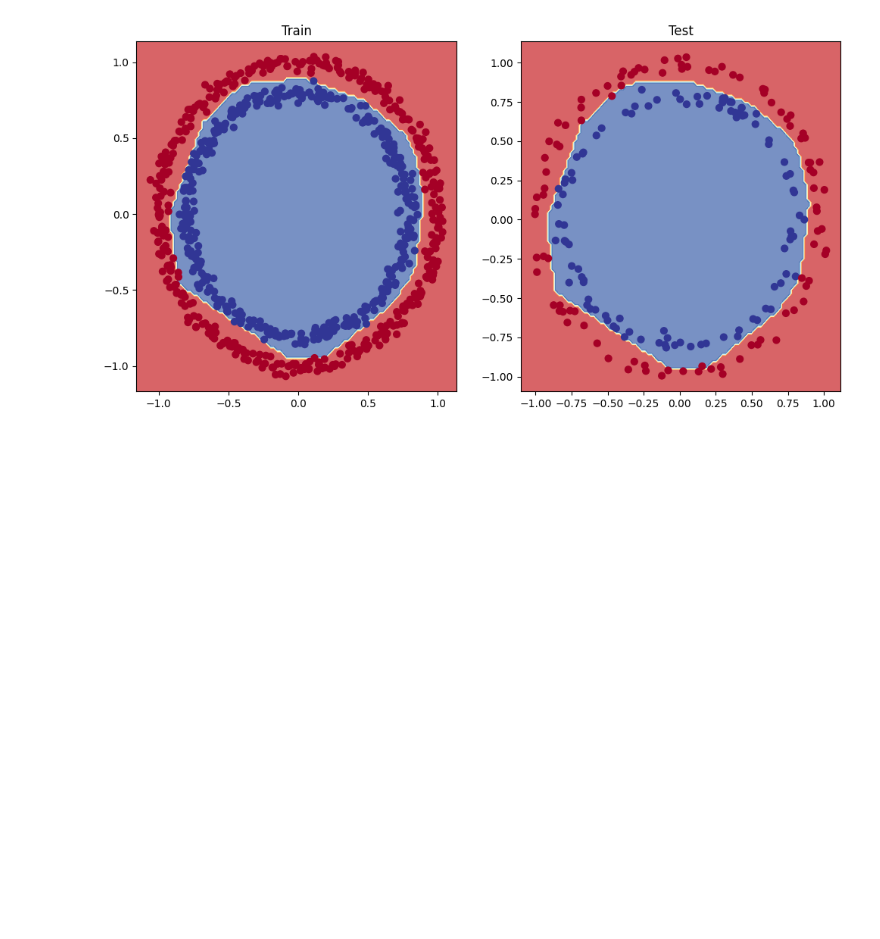
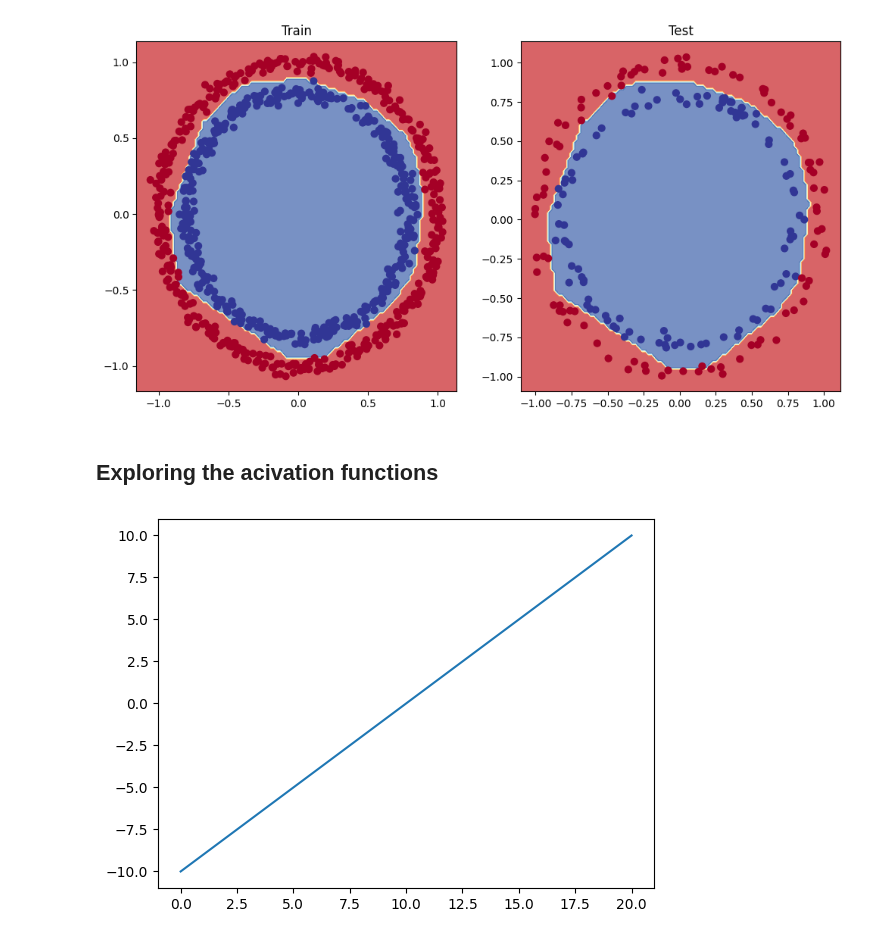
Before and after one commit to Muntasir2179/pytorch-learnig, a Jupyter notebook: 02_neural_network_classification.ipynb, the cells around one changed output. Cells and saved outputs as stored; diff of their text form; code cells hidden in the pictures; blank space fills up the shorter version.

Commit message:
exploring activation functions

```diff
--- a/02_neural_network_classification.ipynb
+++ b/02_neural_network_classification.ipynb
@@ -462,3 +476,10 @@ plot_decision_boundary(model_2, X_test, y_test)
 plt.show()
 # %% [output]
 [figure]
+# %% [markdown]
+## Exploring the acivation functions
+# %%
+tensor = torch.arange(-10, 11, 1, dtype=torch.float)
+plt.plot(tensor);
+# %% [output]
+[figure, added]
```
Also changed, not shown: parts of 5 cells of this notebook.
